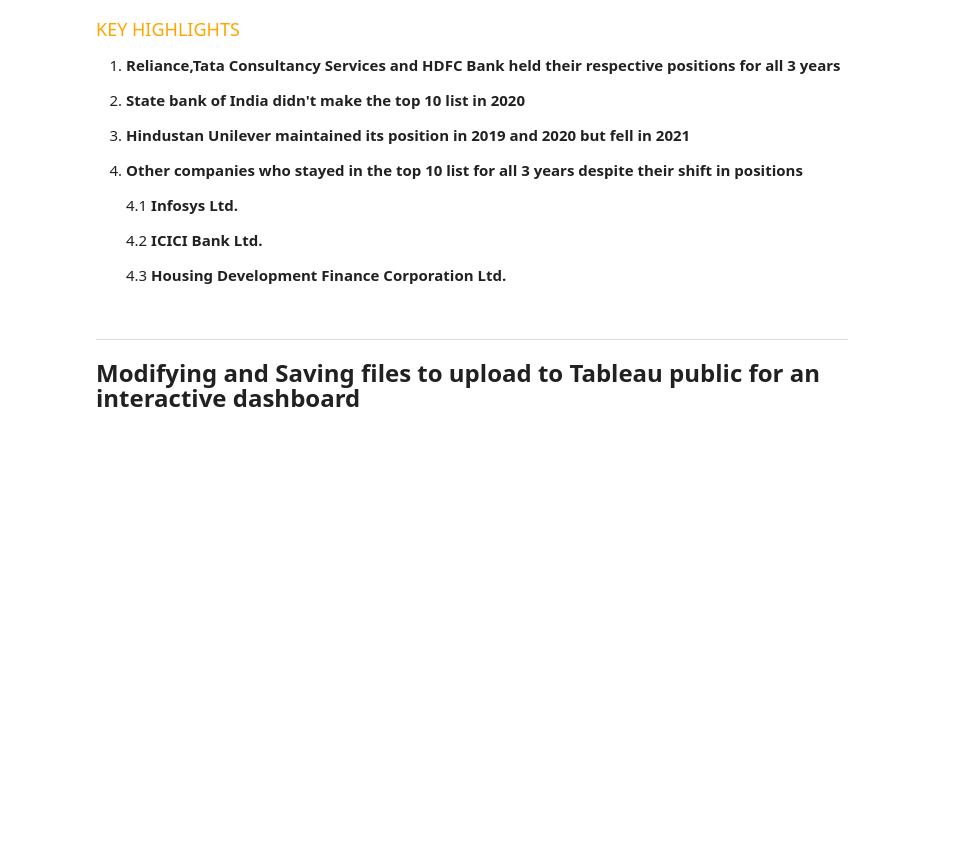
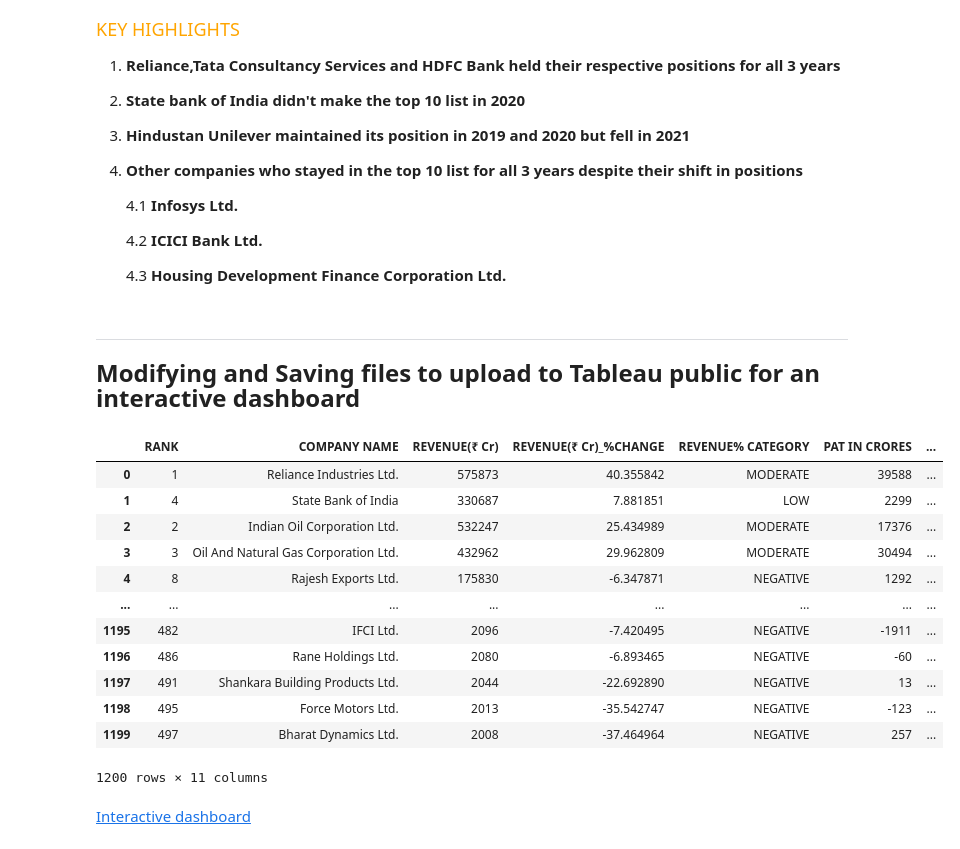
Before and after one commit to Lester-723/Data-Analytics-Projects-, a Jupyter notebook: economic_times_project.ipynb, the cells around one changed output. Cells and saved outputs as stored; diff of their text form; code cells hidden in the pictures; blank space fills up the shorter version.

```diff
--- a/economic_times_project.ipynb
+++ b/economic_times_project.ipynb
@@ -630,13 +630,28 @@ for i,v in enumerate(reports["ET_REPORT_2021"].nlargest(10,"2021 MARKET CAP(₹
 
 for year in year_objects:
     if year > 2018:
-        reports[f"ET_REPORT_{year}"].columns = [['COMPANY NAME', 'RANK', 'REVENUE(₹ Cr)', 'PAT IN CRORES',
-       'MARKET CAP(₹ Cr)', 'COMPANY TYPE',
-       'REVENUE(₹ Cr)_%CHANGE', 'PAT IN CRORES_%CHANGE',
-       'PAT% CATEGORY', 'REVENUE% CATEGORY']]
+        reports[f"ET_REPORT_{year}"].columns = ['RANK ', 'COMPANY NAME', 'REVENUE(₹ Cr)', 'REVENUE(₹ Cr)_%CHANGE',"REVENUE% CATEGORY", 'PAT IN CRORES',
+       'PAT IN CRORES_%CHANGE',"PAT% CATEGORY",'MARKET CAP(₹ Cr)', 'COMPANY TYPE']
 # %%
 for year in year_objects:
     if year > 2018:
         reports[f"ET_REPORT_{year}"]["YEAR"] = year
+# %%
+Final_report = pd.concat([reports["ET_REPORT_2019"],reports["ET_REPORT_2020"],reports["ET_REPORT_2021"]]).reset_index().drop("index", axis = 1)
+Final_report
+# %% [output]
+|  | RANK | COMPANY NAME | REVENUE(₹ Cr) | REVENUE(₹ Cr)_%CHANGE | REVENUE% CATEGORY | PAT IN CRORES | ... |
+| 0 | 1 | Reliance Industries Ltd. | 575873 | 40.355842 | MODERATE | 39588 | ... |
+| 1 | 4 | State Bank of India | 330687 | 7.881851 | LOW | 2299 | ... |
+| 2 | 2 | Indian Oil Corporation Ltd. | 532247 | 25.434989 | MODERATE | 17376 | ... |
+| 3 | 3 | Oil And Natural Gas Corporation Ltd. | 432962 | 29.962809 | MODERATE | 30494 | ... |
+| 4 | 8 | Rajesh Exports Ltd. | 175830 | -6.347871 | NEGATIVE | 1292 | ... |
+| ... | ... | ... | ... | ... | ... | ... | ... |
+| 1195 | 482 | IFCI Ltd. | 2096 | -7.420495 | NEGATIVE | -1911 | ... |
+| 1196 | 486 | Rane Holdings Ltd. | 2080 | -6.893465 | NEGATIVE | -60 | ... |
+| 1197 | 491 | Shankara Building Products Ltd. | 2044 | -22.692890 | NEGATIVE | 13 | ... |
+| 1198 | 495 | Force Motors Ltd. | 2013 | -35.542747 | NEGATIVE | -123 | ... |
+| 1199 | 497 | Bharat Dynamics Ltd. | 2008 | -37.464964 | NEGATIVE | 257 | ... |
+1200 rows × 11 columns
 # %%
 from pathlib import Path
@@ -650,0 +663,2 @@ for year in year_objects:
+# %% [markdown]
+[Interactive dashboard](https://public.tableau.com/shared/BYY37WRM4?:display_count=n&:origin=viz_share_link)
```
Also changed, not shown: parts of 2 cells of this notebook.
